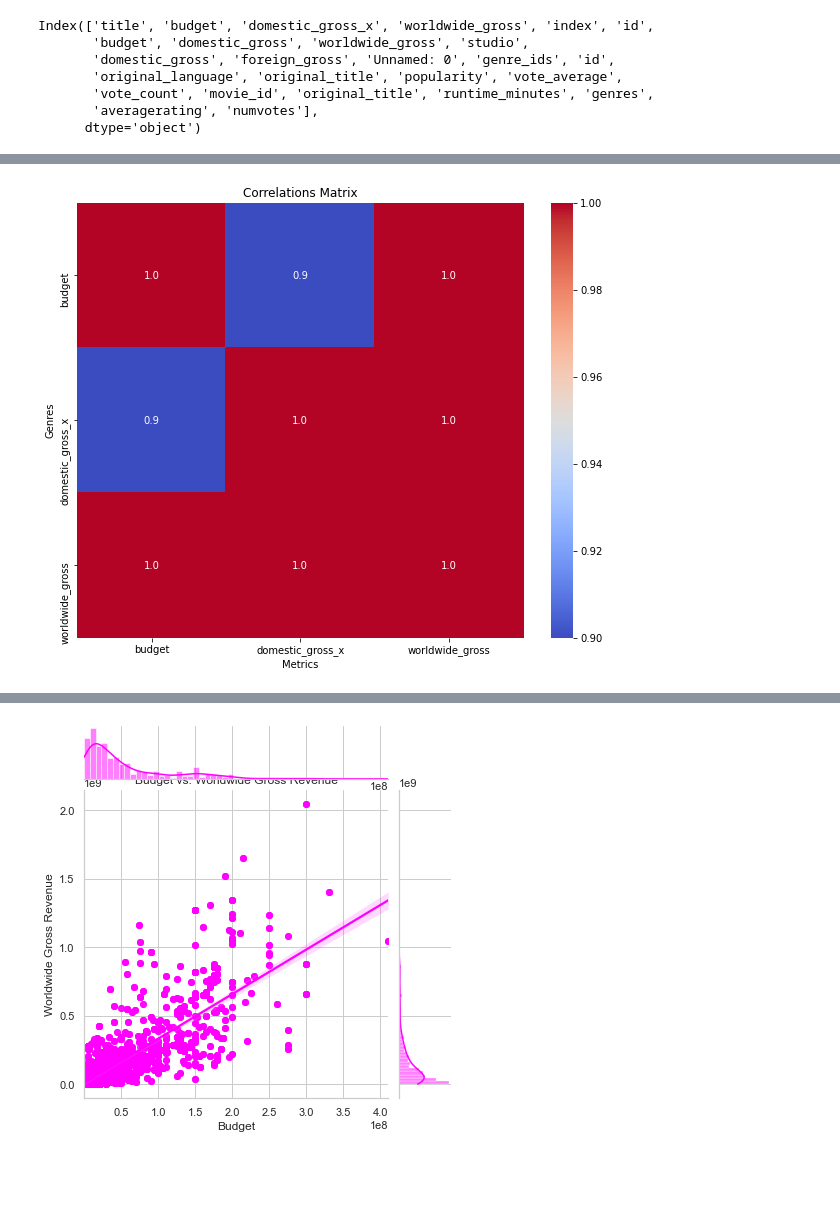
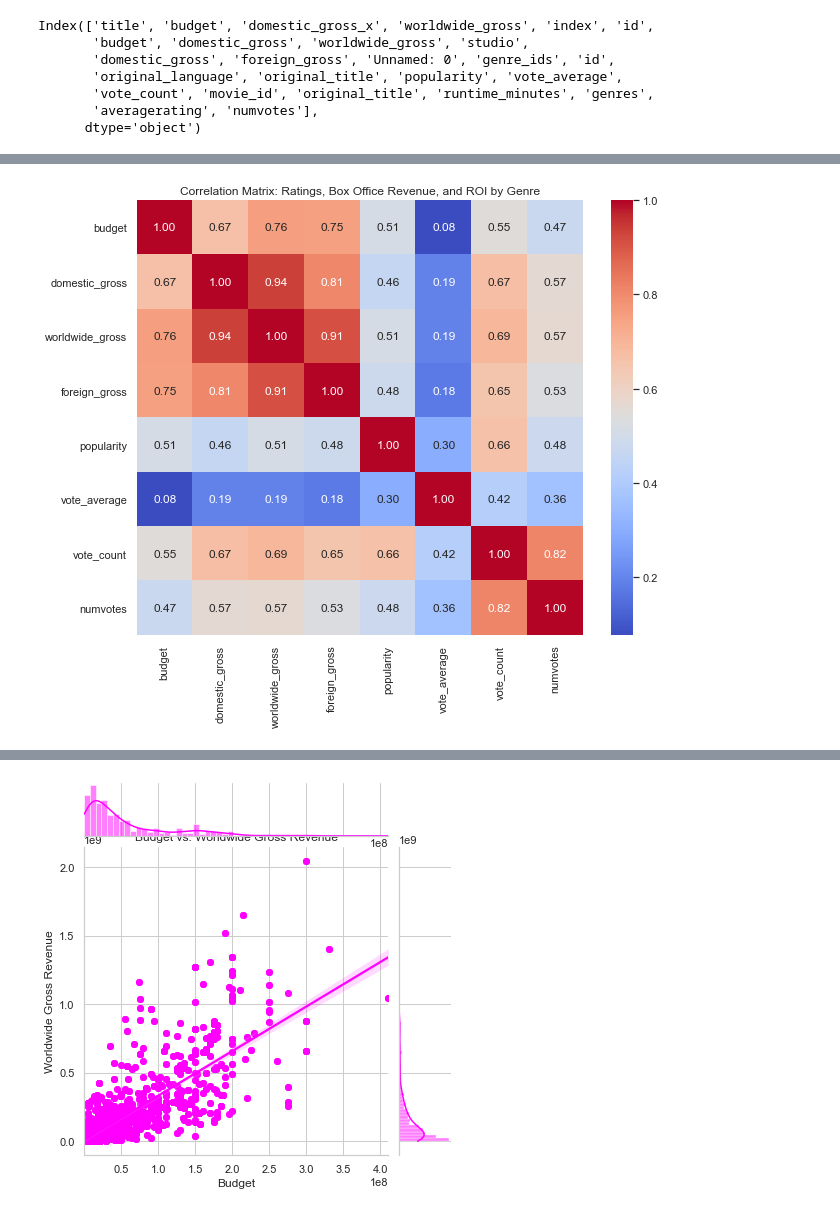
Before and after one commit to George-Chira/phase-one-project, a Jupyter notebook: Project.ipynb, the cells around one changed output, grey strips where cells are left out. Cells and saved outputs as stored; diff of their text form; code cells hidden in the pictures; blank space fills up the shorter version.

```diff
--- a/Project.ipynb
+++ b/Project.ipynb
@@ -749,18 +765,11 @@ dtype: int64
 # %%
-# Calculate the correlations between movie genres and metrics
-correlations = exploded_df.groupby('genres').agg({
-    'budget': 'mean',
-    'domestic_gross_x': 'mean',
-    'worldwide_gross': 'mean',
+# Create the correlation matrix
+correlation_matrix = merged_df_final[['budget', 'domestic_gross', 'worldwide_gross', 'foreign_gross', 'popularity', 'vote_average', 'vote_count', 'numvotes']].corr()
 
-}).corr().round(1)
-
-# Plot the heatmap
+# Create the heatmap
 plt.figure(figsize=(10, 8))
-sns.heatmap(correlations, annot=True, cmap='coolwarm', fmt='.1f')
-plt.title('Correlations Matrix')
-plt.xlabel('Metrics')
-plt.ylabel('Genres')
+sns.heatmap(correlation_matrix, annot=True, cmap='coolwarm', fmt='.2f')
+plt.title('Correlation Matrix: Ratings, Box Office Revenue, and ROI by Genre')
 plt.show()
 # %% [output]
-[figure, old version]
+[figure, new version]
```
Also changed, not shown: parts of 17 cells of this notebook.
